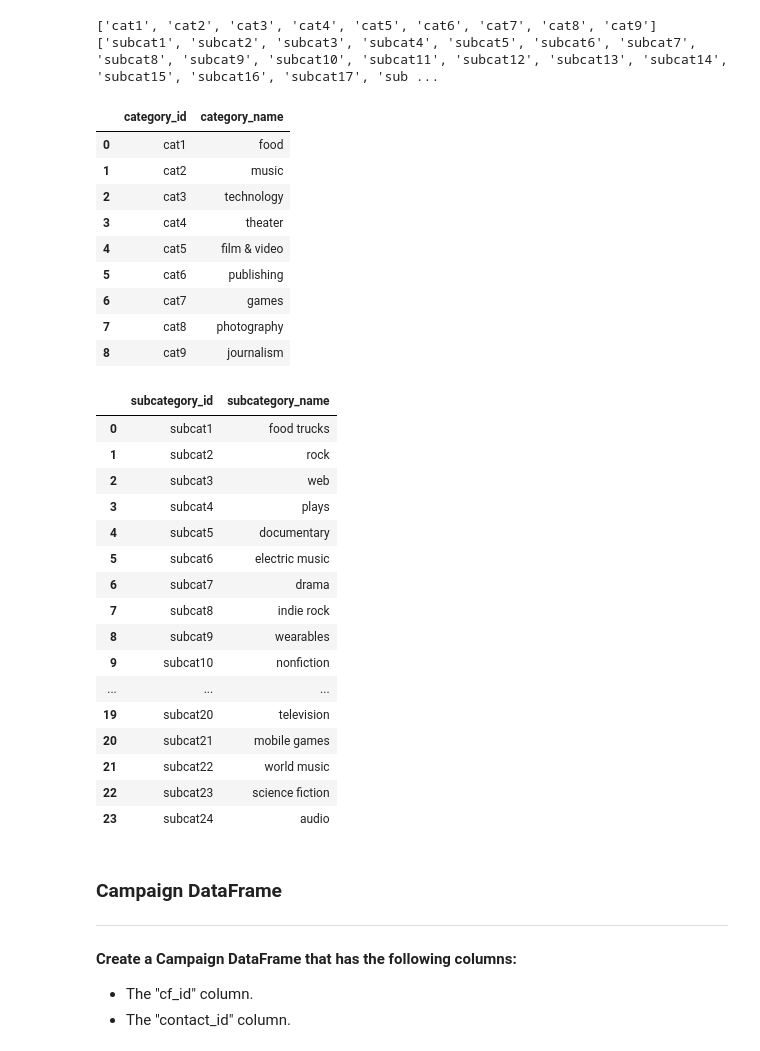
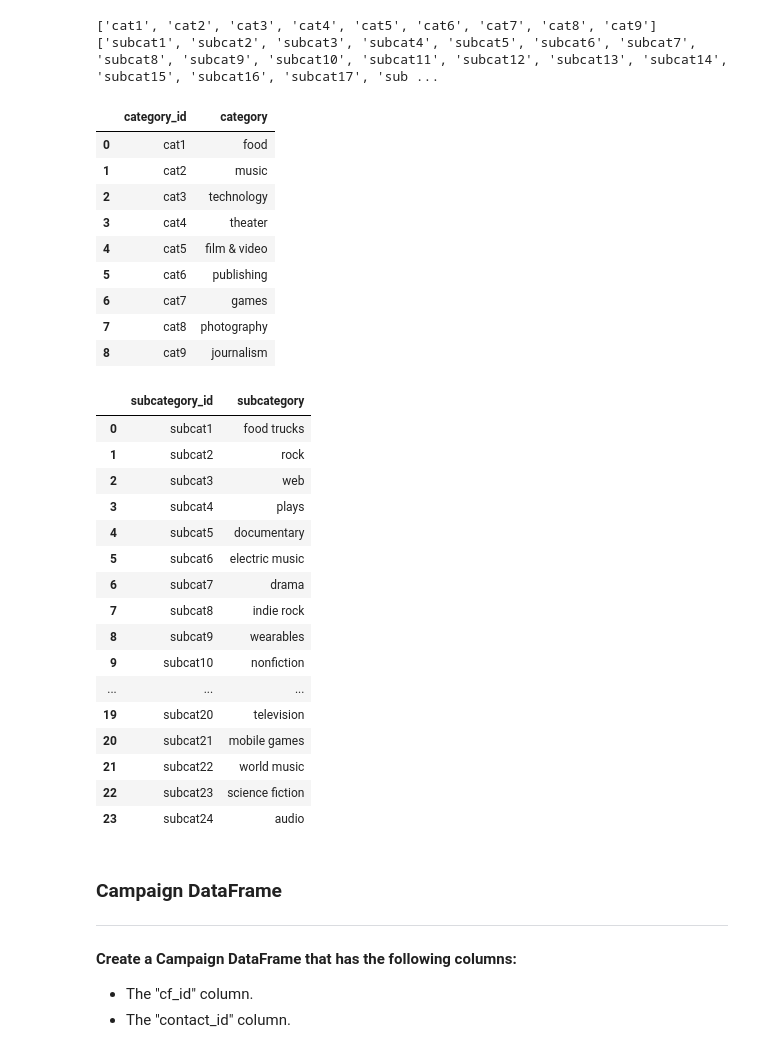
Before and after one commit to Sarah0215/Crowdfunding_ETL, a Jupyter notebook: ETL_Mini_Project.ipynb, the cells around one changed output. Saved outputs shown, nothing was run; the diff lists cells and outputs as text; code cells hidden in the pictures.

```diff
--- a/ETL_Mini_Project.ipynb
+++ b/ETL_Mini_Project.ipynb
@@ -120,12 +120,12 @@ print(scat_ids)
 # %%
 # Create a category DataFrame with the category_id array as the category_id and categories list as the category name.
 category_df = pd.DataFrame({
     'category_id': cat_ids,
-    'category_name': name_categories
+    'category': name_categories
 })
 category_df
 # %% [output]
-|  | category_id | category_name |
+|  | category_id | category |
 | 0 | cat1 | food |
 | 1 | cat2 | music |
 | 2 | cat3 | technology |
@@ -139,11 +139,11 @@ category_df
 # Create a category DataFrame with the subcategory_id array as the subcategory_id and subcategories list as the subcategory name.
 subcategory_df = pd.DataFrame({
     'subcategory_id': scat_ids,
-    'subcategory_name': name_subcategories
+    'subcategory': name_subcategories
 })
 subcategory_df
 # %% [output]
-|  | subcategory_id | subcategory_name |
+|  | subcategory_id | subcategory |
 | 0 | subcat1 | food trucks |
 | 1 | subcat2 | rock |
 | 2 | subcat3 | web |
```
Also changed, not shown: parts of 10 cells of this notebook, 5 other files.
